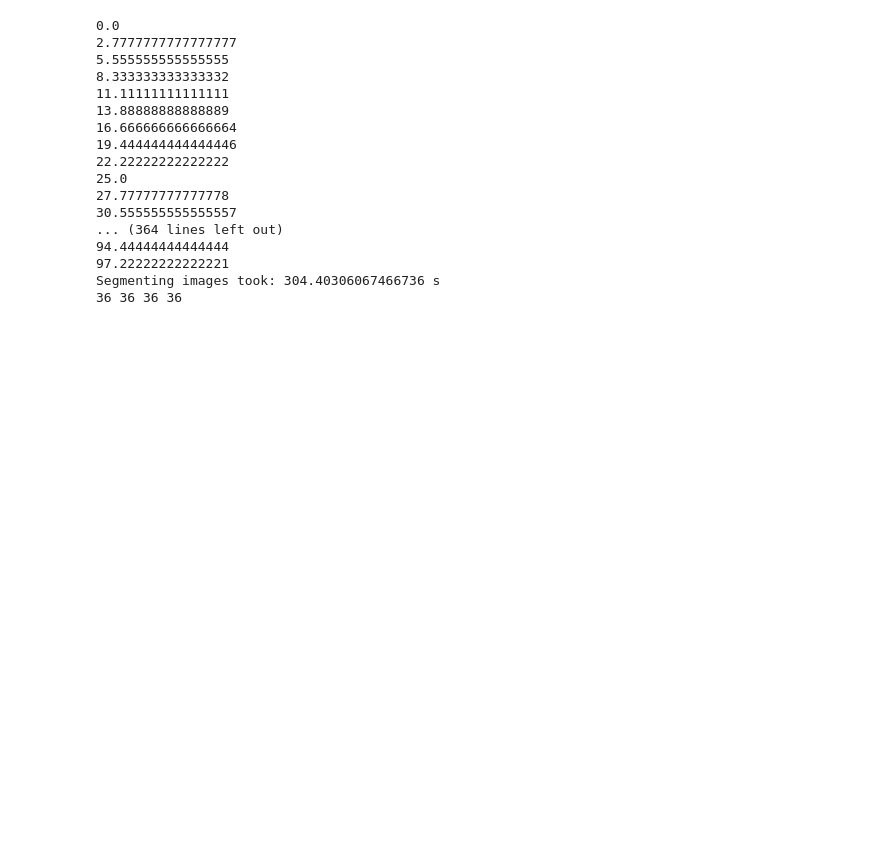
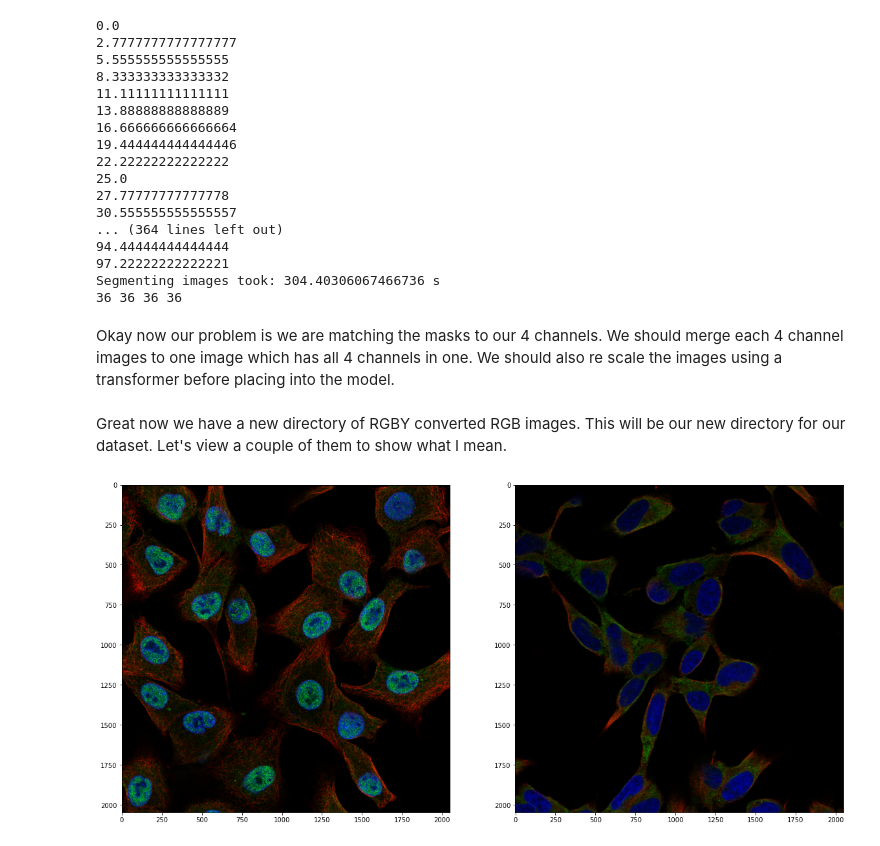
Before and after one commit to trainandgain/HPA-Single-Cell-Classification, a Jupyter notebook: notebooks/segmenting_test.ipynb, the cells around one changed output. Drawn from its saved outputs; the diff is of its cells as text; code cells hidden in the pictures; blank space fills up the shorter version.

```diff
--- a/notebooks/segmenting_test.ipynb
+++ b/notebooks/segmenting_test.ipynb
@@ -305,3 +305,5 @@ please compile abn
 97.22222222222221
 Segmenting images took: 304.40306067466736 s
 36 36 36 36
+# %% [markdown]
+Okay now our problem is we are matching the masks to our 4 channels. We should merge each 4 channel images to one image which has all 4 channels in one. We should also re scale the images using a transformer before placing into the model.
@@ -307,0 +356,14 @@ Segmenting images took: 304.40306067466736 s
+# %% [markdown]
+Great now we have a new directory of RGBY converted RGB images. This will be our new directory for our dataset. Let's view a couple of them to show what I mean.
+# %%
+# view a couple RGBY-RGB converted images
+import random
+import matplotlib.pyplot as plt
+SAVE_DIR = '../input/image_subset/image/'
+rand = random.sample(sorted(X.ID), 2)
+fig, ax = plt.subplots(1,2, figsize=(20,50))
+ax[0].imshow(Image.open(SAVE_DIR+rand[0]+'.png'))
+ax[1].imshow(Image.open(SAVE_DIR+rand[1]+'.png'))
+plt.show()
+# %% [output]
+[figure, added]
```
Also changed, not shown: parts of 2 cells of this notebook, 1 other file.
